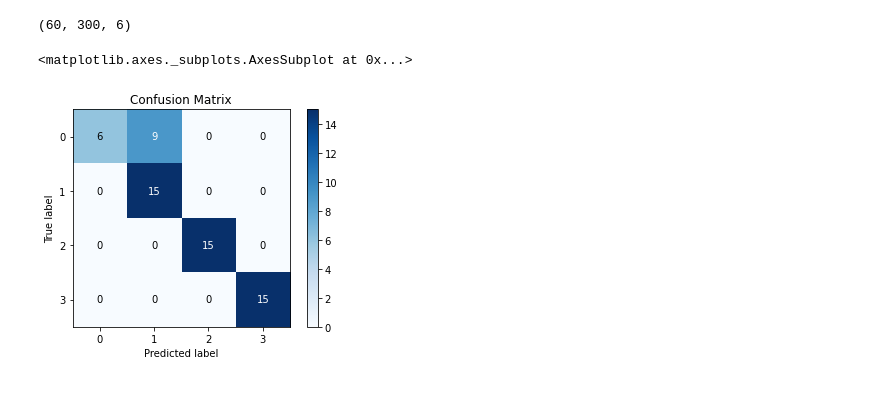
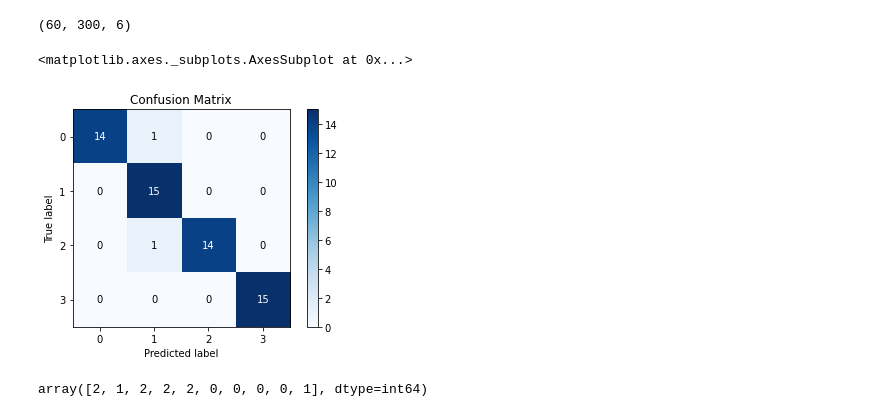
Before and after one commit to Dfriveraa/PI-GetData, a Jupyter notebook: Prueba con los mejores modelos.ipynb, the cells around one changed output. Cells and saved outputs as stored; diff of their text form; code cells hidden in the pictures.

```diff
--- a/Prueba con los mejores modelos.ipynb
+++ b/Prueba con los mejores modelos.ipynb
@@ -21,7 +21,7 @@ def get_conv_model_A(num_classes,num_filtros,size_filtros, compile=True):
     layers = tf.keras.layers.Dropout(0.2)(layers)
     predictions = tf.keras.layers.Dense(num_classes, activation=tf.nn.softmax, name="output_1")(layers)
     model = tf.keras.Model(inputs = inputs, outputs=predictions)
-    opt = tf.keras.optimizers.Adam(learning_rate=0.0001)
+    opt = tf.keras.optimizers.Adam(learning_rate=0.00001)
     if compile:
         model.compile(optimizer=opt,
                       loss='sparse_categorical_crossentropy',
@@ -121,7 +121,7 @@ for i in [10,100]:
                 model = get_conv_model_A(4,k,j)
                 x_train,x_test,y_train,y_test = train_test_split(xSets[contador2%3],ySets[contador2%3])
 
-                a = train(model,x_train,y_train,x_test,y_test, batch_size=i, epochs=2000, model_name="model_A")
+                a = train(model,x_train,y_train,x_test,y_test, batch_size=i, epochs=5000, model_name="model_A")
                 model.save('./modelos/mejores6/modelo_bs'+str(i)+'_sf'+str(j)+'_nf'+str(k)+'.h5')
 
 
@@ -242,9 +242,13 @@ print(x.shape)
 # %% [output]
 (60, 300, 6)
 # %%
-model =  tf.keras.models.load_model('./modelos/modelo_bs100_sf10_nf10.h5')
+model =  tf.keras.models.load_model('./modelos/modelo_bs10_sf100_nf30.h5')
 test_preds = model.predict(x).argmax(axis=1)
 plot_confusion_matrix(y, test_preds, normalize=False)
 # %% [output]
 <matplotlib.axes._subplots.AxesSubplot at 0x...>
-[figure, old version]
+[figure, new version]
+# %%
+test_preds[50:60]
+# %% [output]
+array([2, 1, 2, 2, 2, 0, 0, 0, 0, 1], dtype=int64)
```
Also changed, not shown: parts of 4 cells of this notebook, 12 other files.
